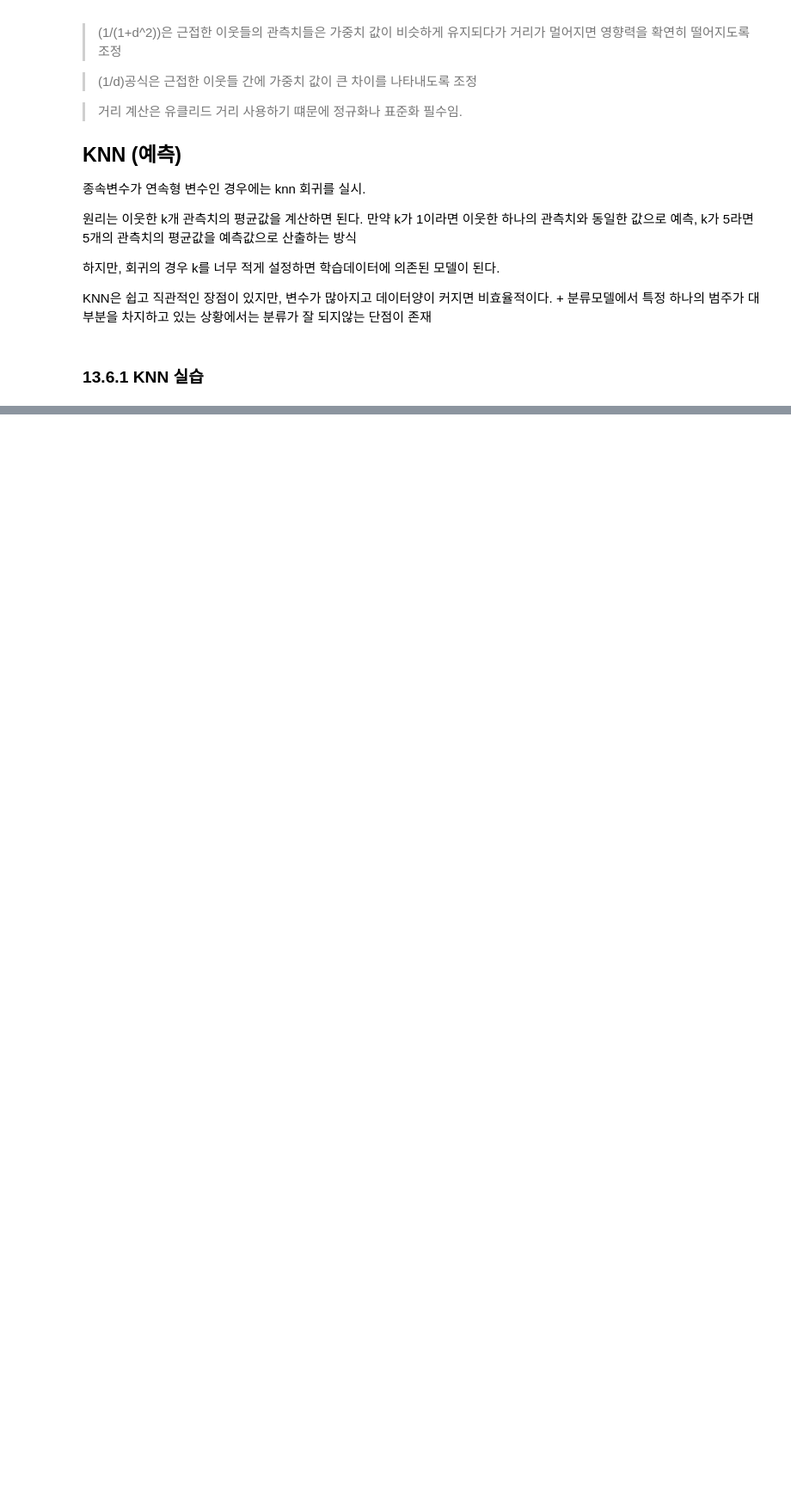
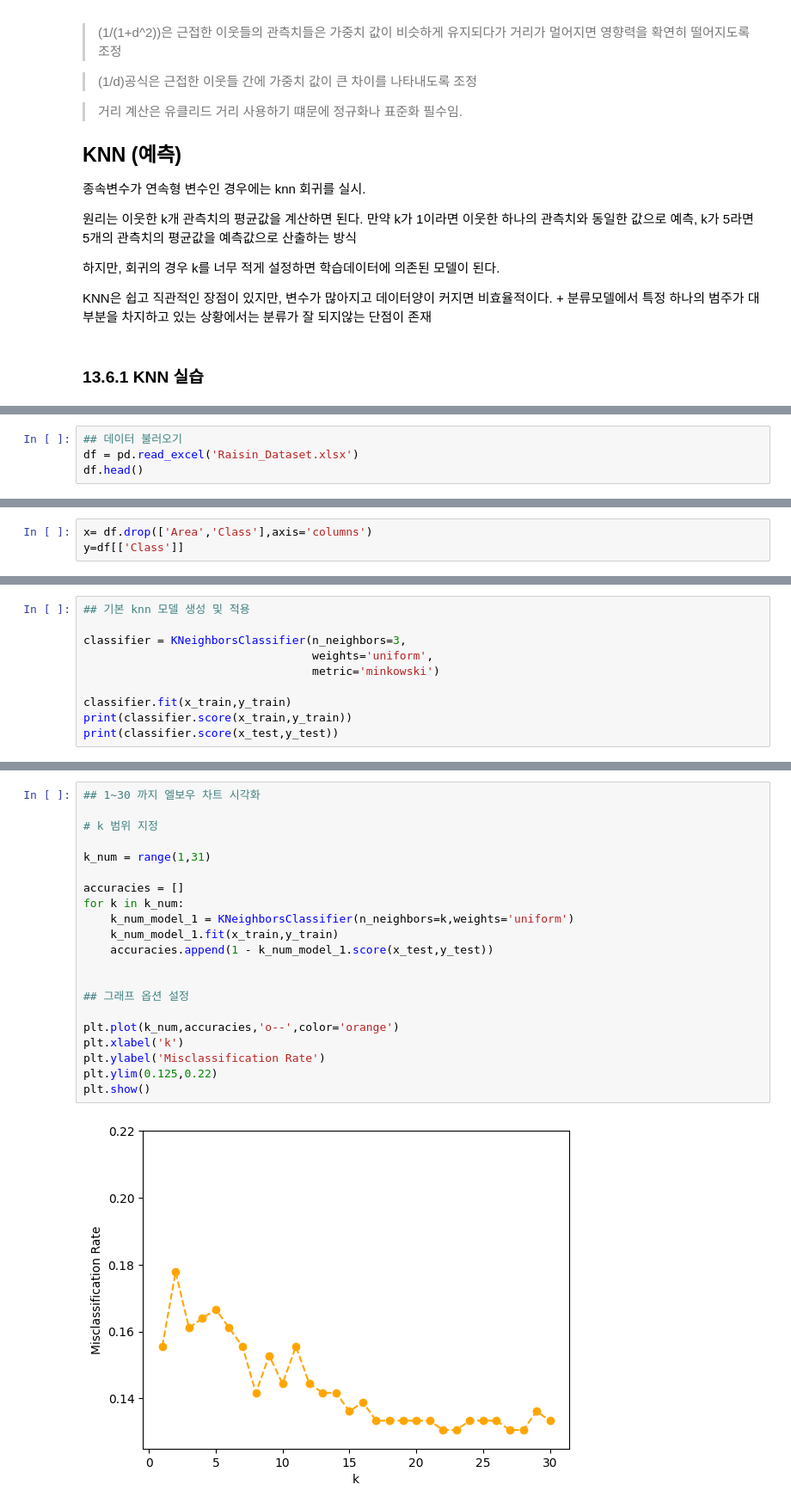
Before and after one commit to hamin971231/Mega_Data_Analysis, a Jupyter notebook: # 연습/스터디/스터디(7)_KNN.ipynb, the cells around one changed output, grey strips where cells are left out. Shown at 86% size. Drawn from its saved outputs; the diff is of its cells as text; blank space fills up the shorter version.

```diff
--- a/# 연습/스터디/스터디(7)_KNN.ipynb
+++ b/# 연습/스터디/스터디(7)_KNN.ipynb
@@ -50,0 +56,4 @@ from sklearn.model_selection import train_test_split
+# %%
+## 데이터 불러오기
+df = pd.read_excel('Raisin_Dataset.xlsx')
+df.head()
@@ -50,0 +67,3 @@ from sklearn.model_selection import train_test_split
+# %%
+x= df.drop(['Area','Class'],axis='columns')
+y=df[['Class']]
@@ -50,0 +88,10 @@ from sklearn.model_selection import train_test_split
+# %%
+## 기본 knn 모델 생성 및 적용
+
+classifier = KNeighborsClassifier(n_neighbors=3,
+                                  weights='uniform',
+                                  metric='minkowski')
+
+classifier.fit(x_train,y_train)
+print(classifier.score(x_train,y_train))
+print(classifier.score(x_test,y_test))
@@ -50,0 +101,23 @@ from sklearn.model_selection import train_test_split
+# %%
+## 1~30 까지 엘보우 차트 시각화
+
+# k 범위 지정
+
+k_num = range(1,31)
+
+accuracies = []
+for k in k_num:
+    k_num_model_1 = KNeighborsClassifier(n_neighbors=k,weights='uniform')
+    k_num_model_1.fit(x_train,y_train)
+    accuracies.append(1 - k_num_model_1.score(x_test,y_test))
+
+
+## 그래프 옵션 설정
+
+plt.plot(k_num,accuracies,'o--',color='orange')
+plt.xlabel('k')
+plt.ylabel('Misclassification Rate')
+plt.ylim(0.125,0.22)
+plt.show()
+# %% [output]
+[figure, added]
```
Also changed, not shown: parts of 10 cells of this notebook, 30 other files.
